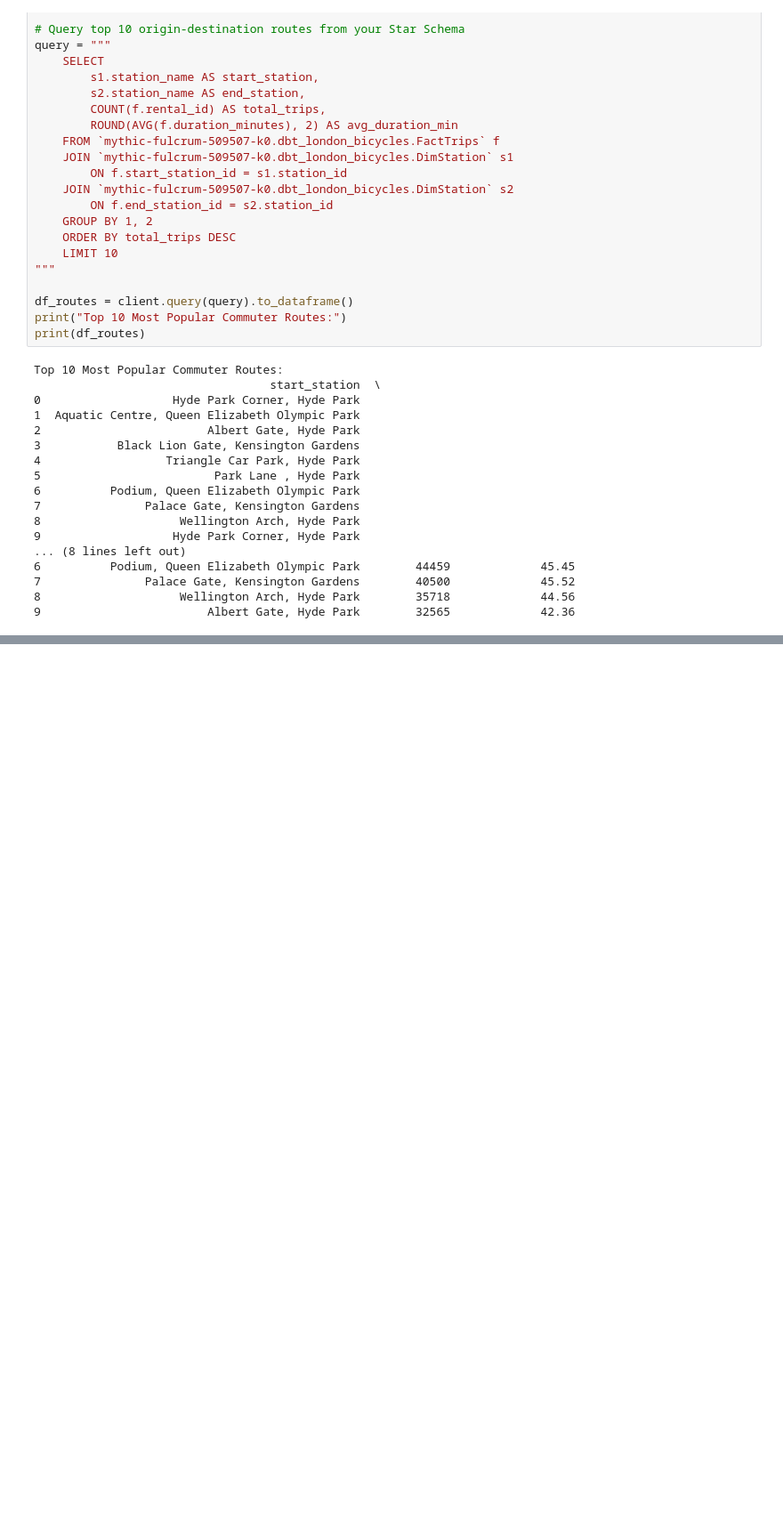
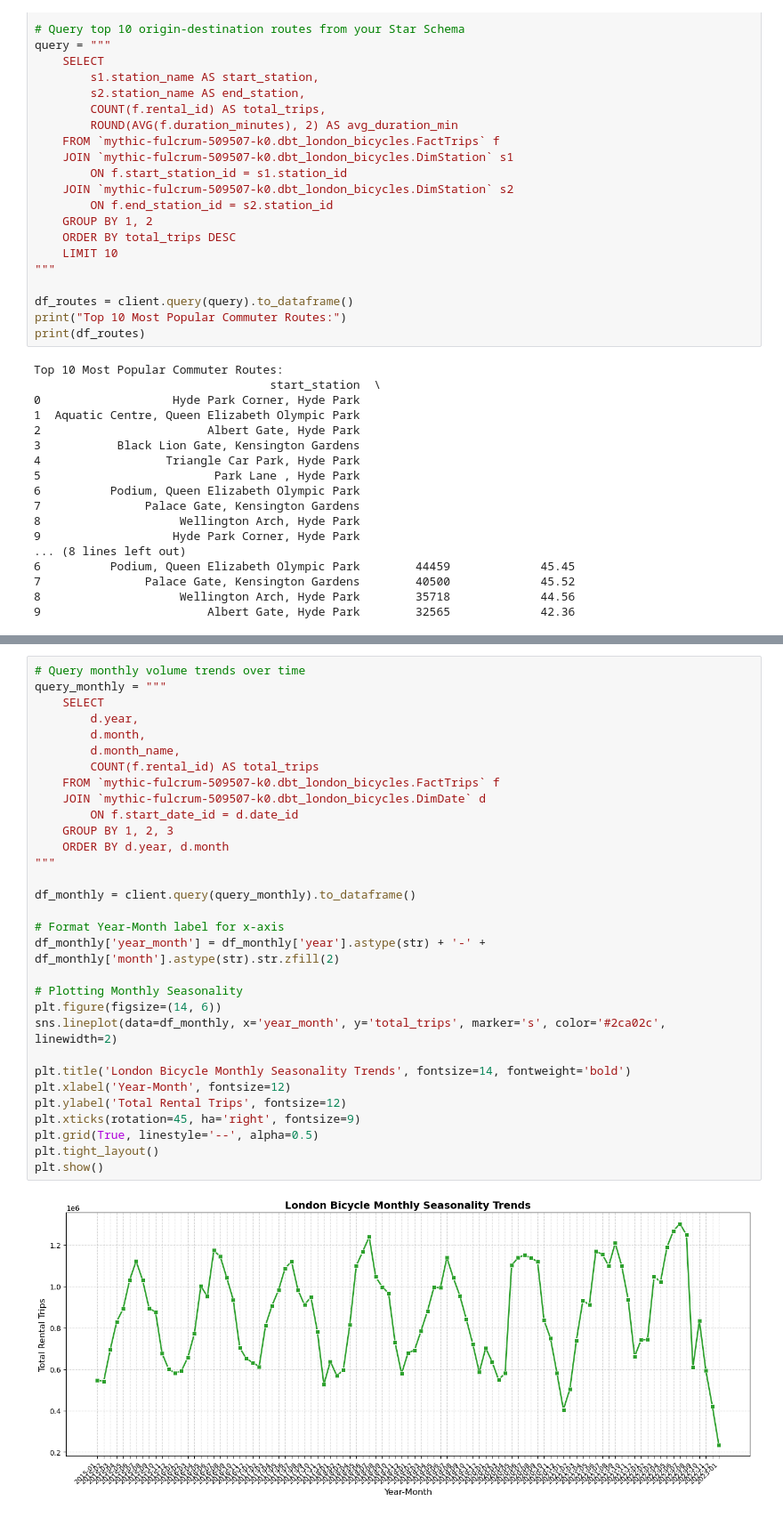
Before and after one commit to boonchinang/m2-assignment-project, a Jupyter notebook: notebooks/london_bicycles_analysis.ipynb, the cells around one changed output, grey strips where cells are left out. Shown at 89% size. Saved outputs shown, nothing was run; the diff lists cells and outputs as text; blank space fills up the shorter version.

```diff
--- a/notebooks/london_bicycles_analysis.ipynb
+++ b/notebooks/london_bicycles_analysis.ipynb
@@ -70,0 +107,33 @@ Passing `palette` without assigning `hue` is deprecated and will be removed in v
+# %%
+# Query monthly volume trends over time
+query_monthly = """
+    SELECT
+        d.year,
+        d.month,
+        d.month_name,
+        COUNT(f.rental_id) AS total_trips
+    FROM `mythic-fulcrum-509507-k0.dbt_london_bicycles.FactTrips` f
+    JOIN `mythic-fulcrum-509507-k0.dbt_london_bicycles.DimDate` d
+        ON f.start_date_id = d.date_id
+    GROUP BY 1, 2, 3
+    ORDER BY d.year, d.month
+"""
+
+df_monthly = client.query(query_monthly).to_dataframe()
+
+# Format Year-Month label for x-axis
+df_monthly['year_month'] = df_monthly['year'].astype(str) + '-' + df_monthly['month'].astype(str).str.zfill(2)
+
+# Plotting Monthly Seasonality
+plt.figure(figsize=(14, 6))
+sns.lineplot(data=df_monthly, x='year_month', y='total_trips', marker='s', color='#2ca02c', linewidth=2)
+
+plt.title('London Bicycle Monthly Seasonality Trends', fontsize=14, fontweight='bold')
+plt.xlabel('Year-Month', fontsize=12)
+plt.ylabel('Total Rental Trips', fontsize=12)
+plt.xticks(rotation=45, ha='right', fontsize=9)
+plt.grid(True, linestyle='--', alpha=0.5)
+plt.tight_layout()
+plt.show()
+# %% [output]
+[figure, added]
```
Also changed, not shown: parts of 2 cells of this notebook.
